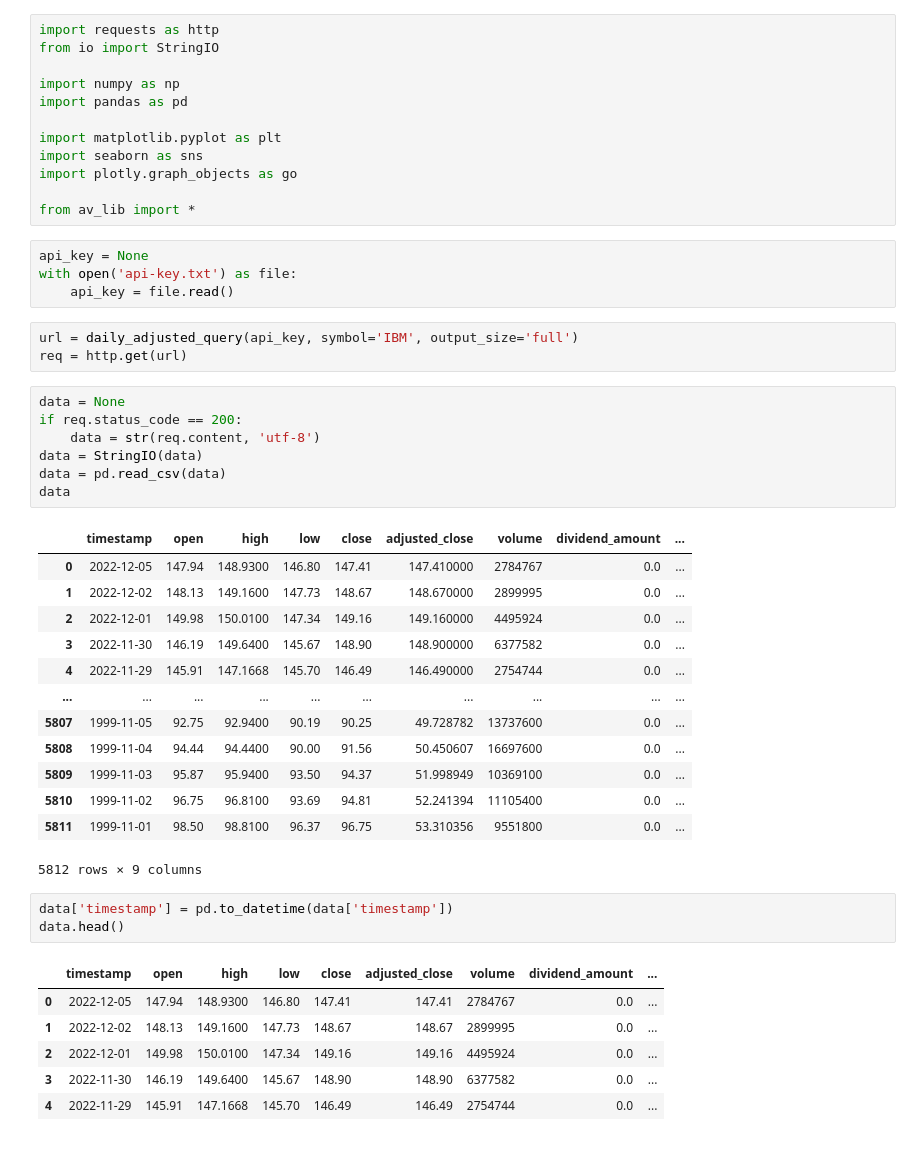
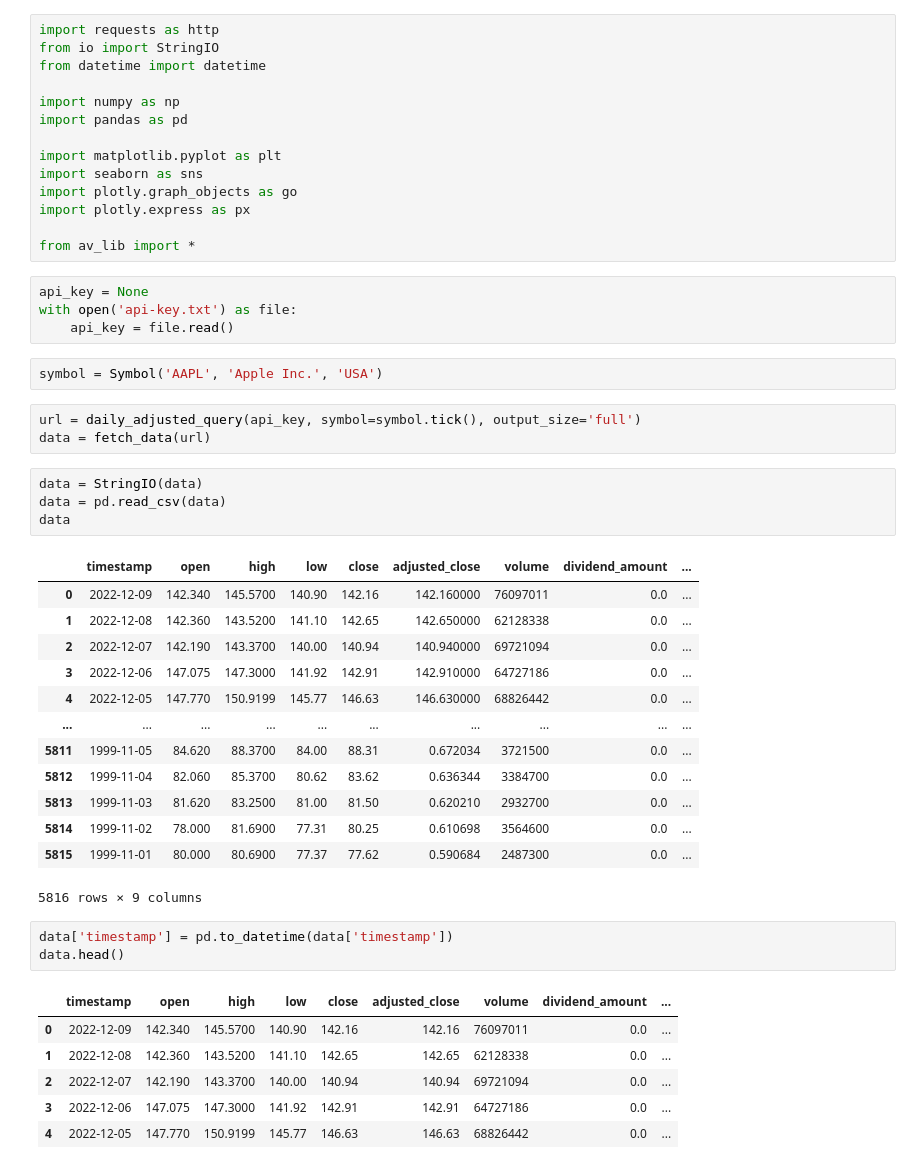
Before and after one commit to nerdmanPc/stock_market_analisys, a Jupyter notebook: exploration.ipynb, the cells around one changed output. Saved outputs shown, nothing was run; the diff lists cells and outputs as text.

```diff
--- a/exploration.ipynb
+++ b/exploration.ipynb
@@ -1,6 +1,7 @@
 # %%
 import requests as http
 from io import StringIO
+from datetime import datetime
 
 import numpy as np
 import pandas as pd
@@ -8,43 +9,43 @@ import pandas as pd
 import matplotlib.pyplot as plt
 import seaborn as sns
 import plotly.graph_objects as go
+import plotly.express as px
 
 from av_lib import *
 # %%
 api_key = None
 with open('api-key.txt') as file:
     api_key = file.read()
+# %%
+symbol = Symbol('AAPL', 'Apple Inc.', 'USA')
 # %%
-url = daily_adjusted_query(api_key, symbol='IBM', output_size='full')
-req = http.get(url)
+url = daily_adjusted_query(api_key, symbol=symbol.tick(), output_size='full')
+data = fetch_data(url)
 # %%
-data = None
-if req.status_code == 200:
-    data = str(req.content, 'utf-8')
 data = StringIO(data)
 data = pd.read_csv(data)
 data
 # %% [output]
 |  | timestamp | open | high | low | close | adjusted_close | volume | dividend_amount | ... |
-| 0 | 2022-12-05 | 147.94 | 148.9300 | 146.80 | 147.41 | 147.410000 | 2784767 | 0.0 | ... |
-| 1 | 2022-12-02 | 148.13 | 149.1600 | 147.73 | 148.67 | 148.670000 | 2899995 | 0.0 | ... |
-| 2 | 2022-12-01 | 149.98 | 150.0100 | 147.34 | 149.16 | 149.160000 | 4495924 | 0.0 | ... |
-| 3 | 2022-11-30 | 146.19 | 149.6400 | 145.67 | 148.90 | 148.900000 | 6377582 | 0.0 | ... |
-| 4 | 2022-11-29 | 145.91 | 147.1668 | 145.70 | 146.49 | 146.490000 | 2754744 | 0.0 | ... |
+| 0 | 2022-12-09 | 142.340 | 145.5700 | 140.90 | 142.16 | 142.160000 | 76097011 | 0.0 | ... |
+| 1 | 2022-12-08 | 142.360 | 143.5200 | 141.10 | 142.65 | 142.650000 | 62128338 | 0.0 | ... |
+| 2 | 2022-12-07 | 142.190 | 143.3700 | 140.00 | 140.94 | 140.940000 | 69721094 | 0.0 | ... |
+| 3 | 2022-12-06 | 147.075 | 147.3000 | 141.92 | 142.91 | 142.910000 | 64727186 | 0.0 | ... |
+| 4 | 2022-12-05 | 147.770 | 150.9199 | 145.77 | 146.63 | 146.630000 | 68826442 | 0.0 | ... |
 | ... | ... | ... | ... | ... | ... | ... | ... | ... | ... |
-| 5807 | 1999-11-05 | 92.75 | 92.9400 | 90.19 | 90.25 | 49.728782 | 13737600 | 0.0 | ... |
-| 5808 | 1999-11-04 | 94.44 | 94.4400 | 90.00 | 91.56 | 50.450607 | 16697600 | 0.0 | ... |
-| 5809 | 1999-11-03 | 95.87 | 95.9400 | 93.50 | 94.37 | 51.998949 | 10369100 | 0.0 | ... |
-| 5810 | 1999-11-02 | 96.75 | 96.8100 | 93.69 | 94.81 | 52.241394 | 11105400 | 0.0 | ... |
-| 5811 | 1999-11-01 | 98.50 | 98.8100 | 96.37 | 96.75 | 53.310356 | 9551800 | 0.0 | ... |
+| 5811 | 1999-11-05 | 84.620 | 88.3700 | 84.00 | 88.31 | 0.672034 | 3721500 | 0.0 | ... |
+| 5812 | 1999-11-04 | 82.060 | 85.3700 | 80.62 | 83.62 | 0.636344 | 3384700 | 0.0 | ... |
+| 5813 | 1999-11-03 | 81.620 | 83.2500 | 81.00 | 81.50 | 0.620210 | 2932700 | 0.0 | ... |
+| 5814 | 1999-11-02 | 78.000 | 81.6900 | 77.31 | 80.25 | 0.610698 | 3564600 | 0.0 | ... |
+| 5815 | 1999-11-01 | 80.000 | 80.6900 | 77.37 | 77.62 | 0.590684 | 2487300 | 0.0 | ... |
-5812 rows × 9 columns
+5816 rows × 9 columns
 # %%
 data['timestamp'] = pd.to_datetime(data['timestamp'])
 data.head()
 # %% [output]
 |  | timestamp | open | high | low | close | adjusted_close | volume | dividend_amount | ... |
-| 0 | 2022-12-05 | 147.94 | 148.9300 | 146.80 | 147.41 | 147.41 | 2784767 | 0.0 | ... |
-| 1 | 2022-12-02 | 148.13 | 149.1600 | 147.73 | 148.67 | 148.67 | 2899995 | 0.0 | ... |
-| 2 | 2022-12-01 | 149.98 | 150.0100 | 147.34 | 149.16 | 149.16 | 4495924 | 0.0 | ... |
-| 3 | 2022-11-30 | 146.19 | 149.6400 | 145.67 | 148.90 | 148.90 | 6377582 | 0.0 | ... |
-| 4 | 2022-11-29 | 145.91 | 147.1668 | 145.70 | 146.49 | 146.49 | 2754744 | 0.0 | ... |
+| 0 | 2022-12-09 | 142.340 | 145.5700 | 140.90 | 142.16 | 142.16 | 76097011 | 0.0 | ... |
+| 1 | 2022-12-08 | 142.360 | 143.5200 | 141.10 | 142.65 | 142.65 | 62128338 | 0.0 | ... |
+| 2 | 2022-12-07 | 142.190 | 143.3700 | 140.00 | 140.94 | 140.94 | 69721094 | 0.0 | ... |
+| 3 | 2022-12-06 | 147.075 | 147.3000 | 141.92 | 142.91 | 142.91 | 64727186 | 0.0 | ... |
+| 4 | 2022-12-05 | 147.770 | 150.9199 | 145.77 | 146.63 | 146.63 | 68826442 | 0.0 | ... |
```
Also changed, not shown: parts of 5 cells of this notebook, 2 other files.
